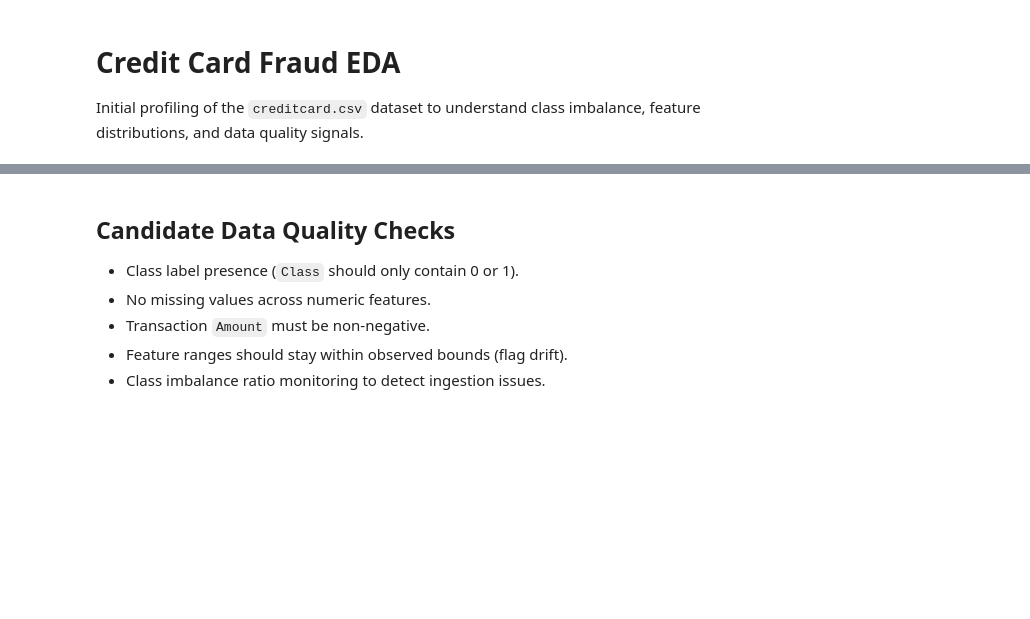
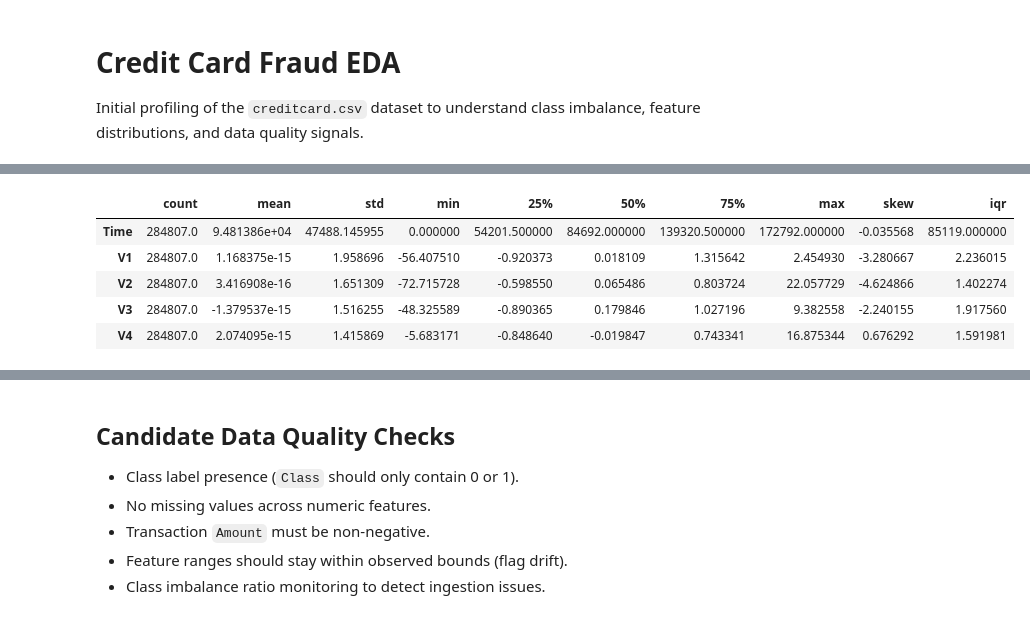
Before and after one commit to lee0721/fusionguard-analytics, a Jupyter notebook: notebooks/eda/fraud_eda.ipynb, the cells around one changed output, grey strips where cells are left out. Drawn from its saved outputs; the diff is of its cells as text; code cells hidden in the pictures; blank space fills up the shorter version.

```diff
--- a/notebooks/eda/fraud_eda.ipynb
+++ b/notebooks/eda/fraud_eda.ipynb
@@ -26,3 +48,12 @@ df_types
 # %%
 numeric_summary = df.describe().T
+numeric_summary["skew"] = df.skew(numeric_only=True)
+numeric_summary["iqr"] = numeric_summary["75%"] - numeric_summary["25%"]
 numeric_summary.head()
+# %% [output]
+|  | count | mean | std | min | 25% | 50% | 75% | max | skew | iqr |
+| Time | 284807.0 | 9.481386e+04 | 47488.145955 | 0.000000 | 54201.500000 | 84692.000000 | 139320.500000 | 172792.000000 | -0.035568 | 85119.000000 |
+| V1 | 284807.0 | 1.168375e-15 | 1.958696 | -56.407510 | -0.920373 | 0.018109 | 1.315642 | 2.454930 | -3.280667 | 2.236015 |
+| V2 | 284807.0 | 3.416908e-16 | 1.651309 | -72.715728 | -0.598550 | 0.065486 | 0.803724 | 22.057729 | -4.624866 | 1.402274 |
+| V3 | 284807.0 | -1.379537e-15 | 1.516255 | -48.325589 | -0.890365 | 0.179846 | 1.027196 | 9.382558 | -2.240155 | 1.917560 |
+| V4 | 284807.0 | 2.074095e-15 | 1.415869 | -5.683171 | -0.848640 | -0.019847 | 0.743341 | 16.875344 | 0.676292 | 1.591981 |
```
Also changed, not shown: parts of 9 cells of this notebook, 4 other files.
